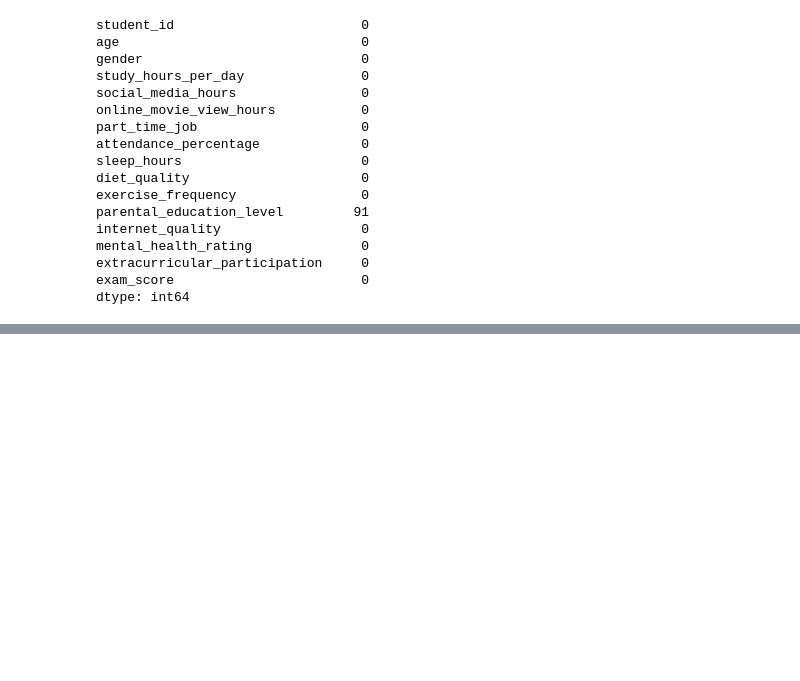
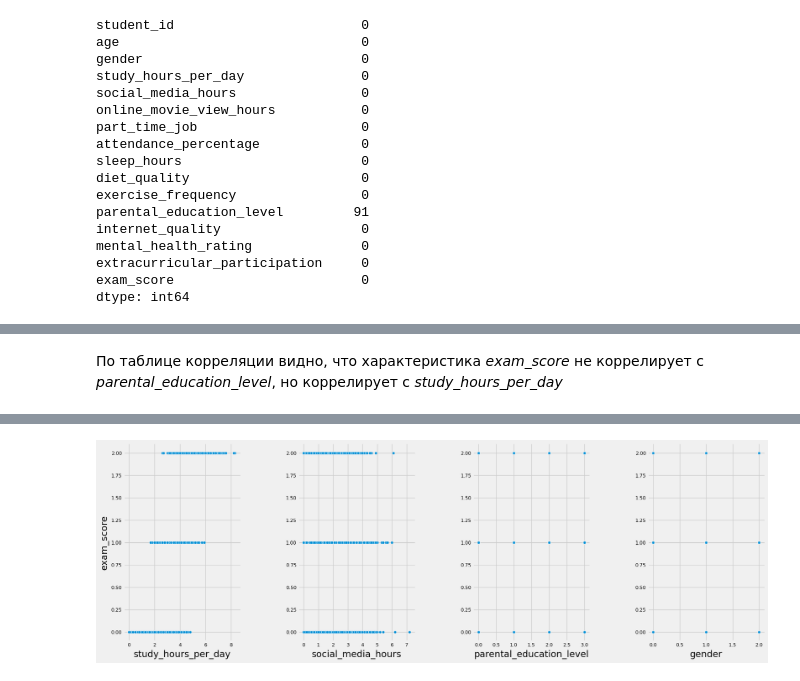
Before and after one commit to GordStep/lab-work-Linear-regression, a Jupyter notebook: source/main.ipynb, the cells around one changed output, grey strips where cells are left out. Saved outputs shown, nothing was run; the diff lists cells and outputs as text; code cells hidden in the pictures; blank space fills up the shorter version.

Commit message:
calc exam score

```diff
--- a/source/main.ipynb
+++ b/source/main.ipynb
@@ -185,3 +185,21 @@ plt.show()
+# %% [markdown]
+По таблице корреляции видно, что характеристика *exam_score* не коррелирует с *parental_education_level*, но коррелирует с *study_hours_per_day*
 # %%
-data.head(5)
+g = sns.pairplot(
+    data,
+    x_vars=["study_hours_per_day", "social_media_hours", 'parental_education_level', 'gender'],
+    y_vars=["exam_score"],
+)
+for ax in g.axes.flat:
+    ax.tick_params(axis='both', labelleft=True, labelbottom=True)
+
+
+g.fig.set_size_inches(18,7)
+
+plt.subplots_adjust(wspace=0.5, hspace=0.3)
+
+sns.set_context("paper", rc={"axes.labelsize":26})
+
+
+plt.show()
 # %% [output]
@@ -193,0 +206 @@ data.head(5)
+[figure, added]
```
Also changed, not shown: parts of 35 cells of this notebook, 1 other file.
